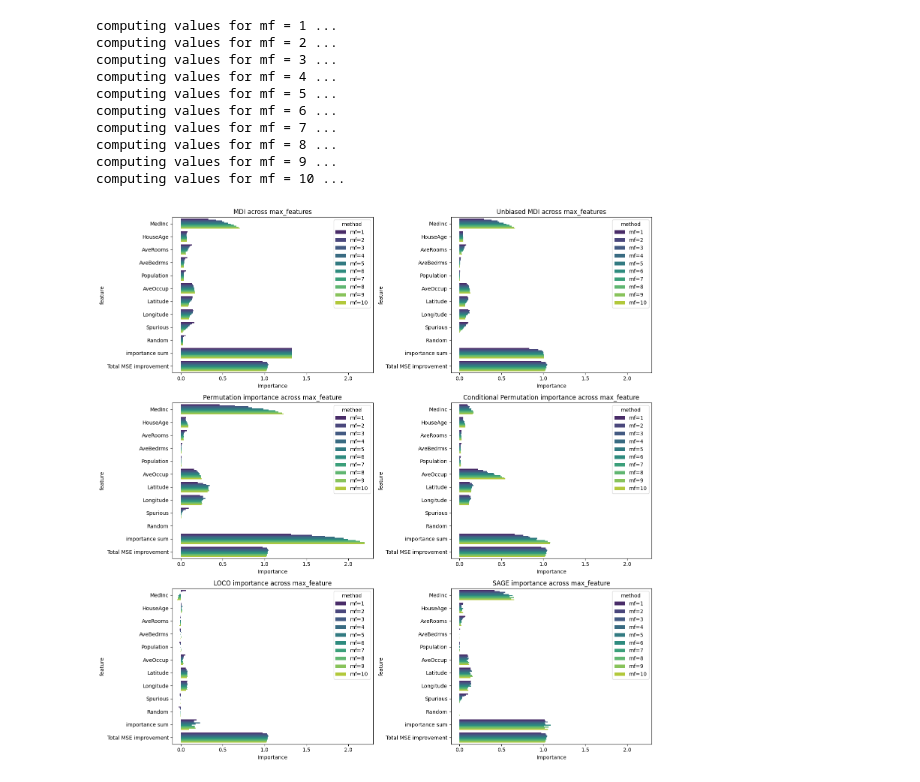
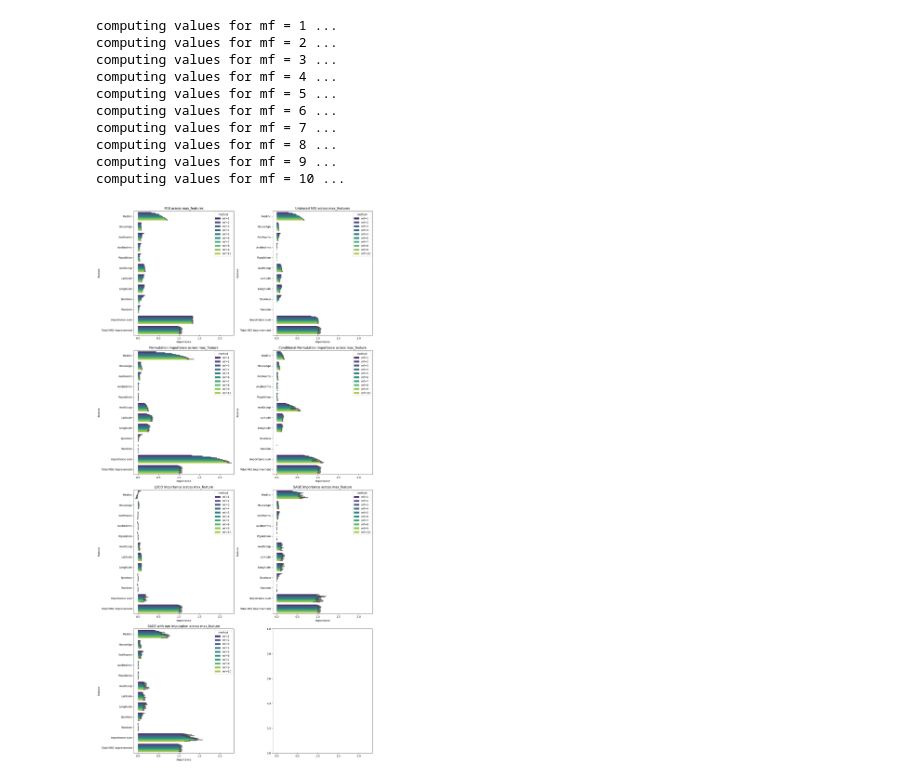
Before and after one commit to GaetandeCast/Internship, a Jupyter notebook: conditional_dependency/plot_pitfalls_permutation_importance.ipynb, the cells around one changed output. Saved outputs shown, nothing was run; the diff lists cells and outputs as text; code cells hidden in the pictures.

Commit message:
add sage with nan imputation

```diff
--- a/conditional_dependency/plot_pitfalls_permutation_importance.ipynb
+++ b/conditional_dependency/plot_pitfalls_permutation_importance.ipynb
@@ -289,9 +298,9 @@ computing values for mf = 8 ...
 computing values for mf = 9 ...
 computing values for mf = 10 ...
 # %%
-fig, ax = plt.subplots(nrows=3, ncols=2, figsize=(15, 15))
+fig, ax = plt.subplots(nrows=4, ncols=2, figsize=(15, 30))
 
-for i in range(3):
+for i in range(4):
     for j in range(2):
         ax[i,j].set_xlim(-0.1, max_val)
 
@@ -300,7 +309,7 @@ sns.barplot(
     x="mdi",
     y="feature",
     hue="method",
-    errorbar=None,
+    errorbar="ci",
     palette="viridis",
     ax=ax[0,0],
 )
@@ -312,7 +321,7 @@ sns.barplot(
     x="umdi",
     y="feature",
     hue="method",
-    errorbar=None,
+    errorbar="ci",
     palette="viridis",
     ax=ax[0,1],
 )
@@ -324,7 +333,7 @@ sns.barplot(
     x="pfi",
     y="feature",
     hue="method",
-    errorbar=None,
+    errorbar="ci",
     palette="viridis",
     ax=ax[1,0],
 )
@@ -336,38 +345,50 @@ sns.barplot(
     x="cpi",
     y="feature",
     hue="method",
-    errorbar=None,
+    errorbar="ci",
     palette="viridis",
     ax=ax[1,1],
 )
 ax[1,1].set_title("Conditional Permutation importance across max_feature")
 ax[1,1].set_xlabel("Importance")
 
 sns.barplot(
     data=df_val_loco,
     x="loco",
     y="feature",
     hue="method",
-    errorbar=None,
+    errorbar="ci",
     palette="viridis",
     ax=ax[2,0],
 )
 ax[2,0].set_title("LOCO importance across max_feature")
 ax[2,0].set_xlabel("Importance")
 
 sns.barplot(
     data=df_val_sage,
     x="sage",
     y="feature",
     hue="method",
-    errorbar=None,
+    errorbar="ci",
     palette="viridis",
     ax=ax[2,1],
 )
 ax[2,1].set_title("SAGE importance across max_feature")
 ax[2,1].set_xlabel("Importance")
 
+sns.barplot(
+    data=df_val_sage_nan,
+    x="sage_nan",
+    y="feature",
+    hue="method",
+    errorbar="ci",
+    palette="viridis",
+    ax=ax[3,0],
+)
+ax[3,0].set_title("SAGE with nan imputation across max_feature")
+ax[3,0].set_xlabel("Importance")
+
 plt.tight_layout()
 plt.show()
 # %% [output]
-[figure, old version]
+[figure, new version]
```
Also changed, not shown: parts of 3 cells of this notebook, 1 other file.
